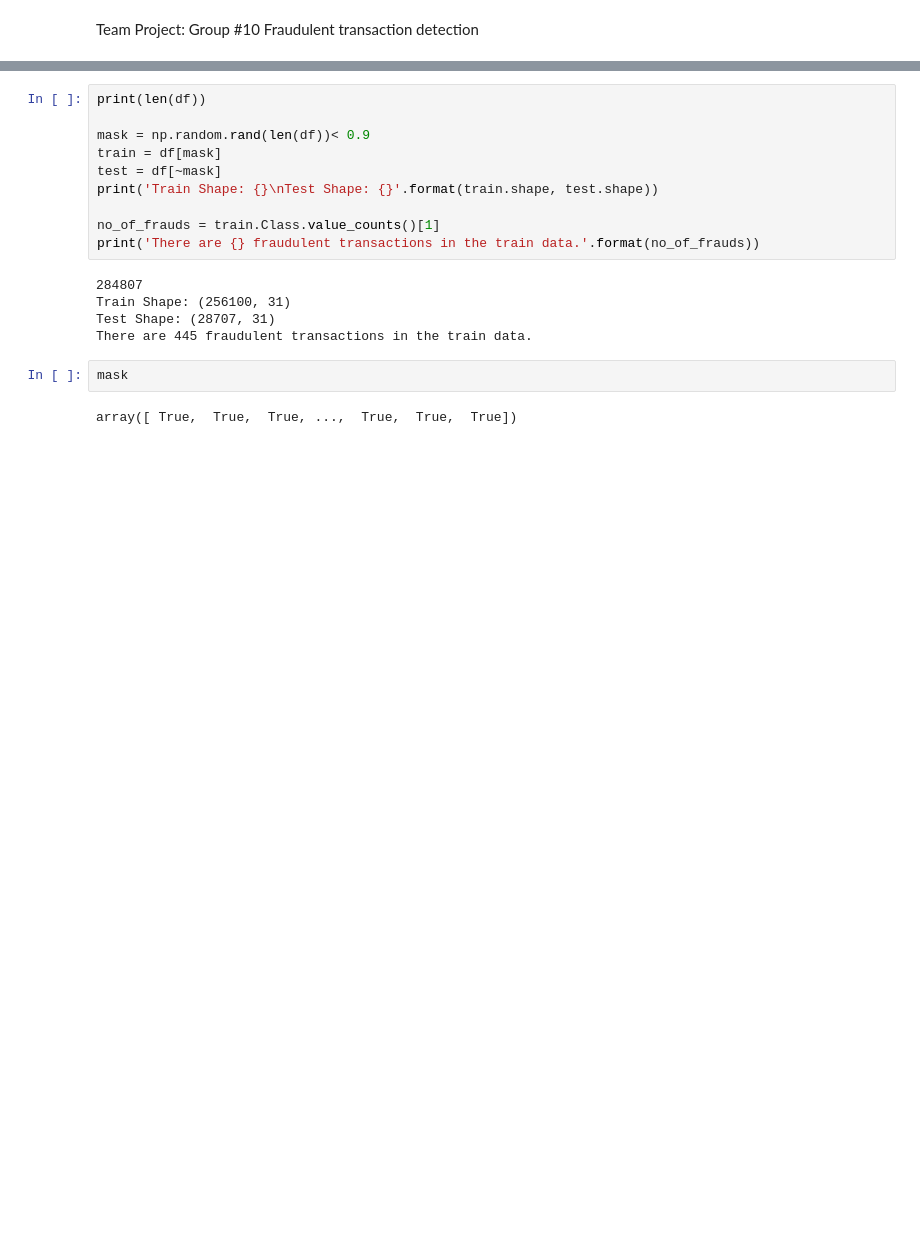
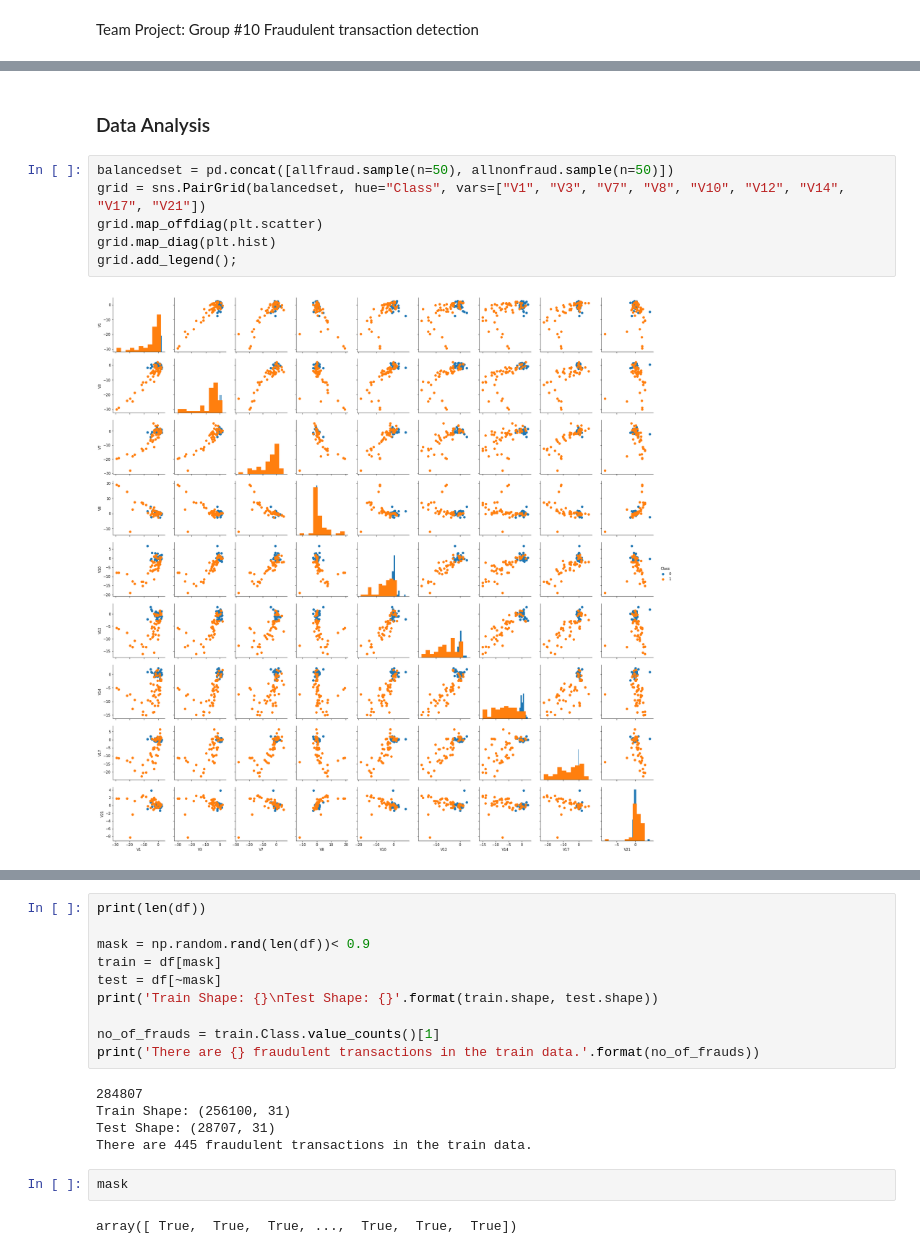
Before and after one commit to QimeiHuang/credit_card_fraud_detection.github.io, a Jupyter notebook: creditcard_ft_v2.ipynb, the cells around one changed output, grey strips where cells are left out. Saved outputs shown, nothing was run; the diff lists cells and outputs as text; blank space fills up the shorter version.

```diff
--- a/creditcard_ft_v2.ipynb
+++ b/creditcard_ft_v2.ipynb
@@ -86 +119,11 @@ balancedset = pd.concat([allfraud, allnonfraud.sample(n=492)])
+# %% [markdown]
+### Data Analysis
+# %%
+balancedset = pd.concat([allfraud.sample(n=50), allnonfraud.sample(n=50)])
+grid = sns.PairGrid(balancedset, hue="Class", vars=["V1", "V3", "V7", "V8", "V10", "V12", "V14", "V17", "V21"])
+grid.map_offdiag(plt.scatter)
+grid.map_diag(plt.hist)
+grid.add_legend();
+# %% [output]
+[figure, added]
 # %%
```
Also changed, not shown: parts of 24 cells of this notebook.
